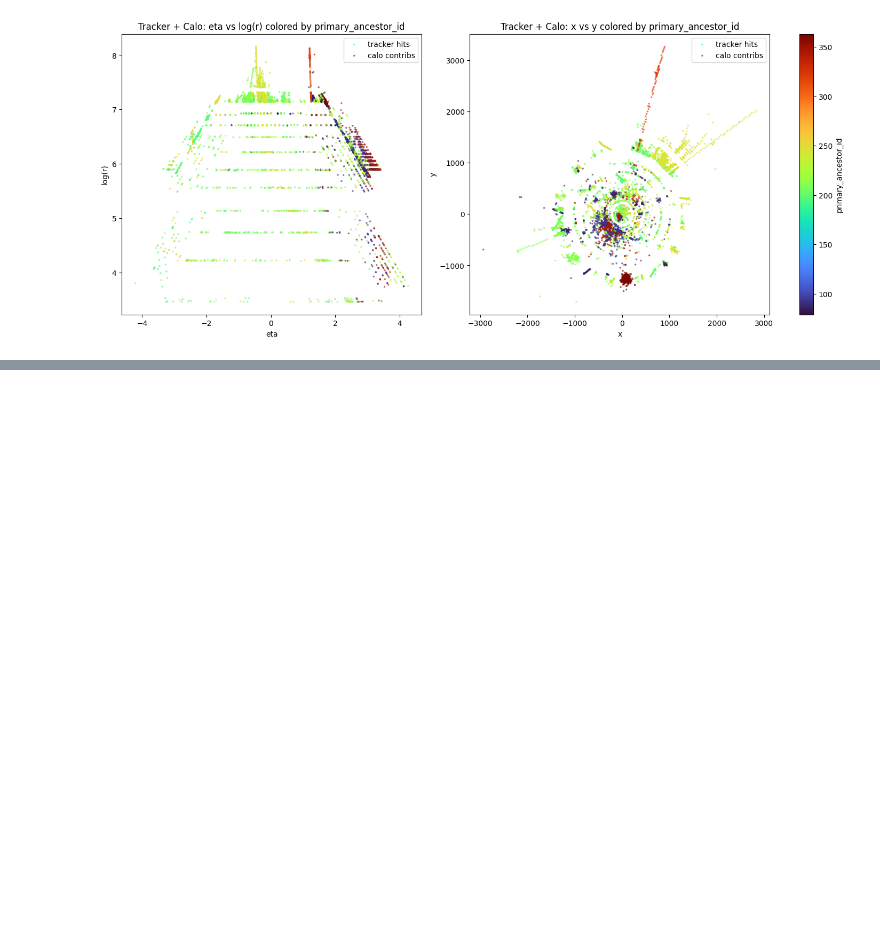
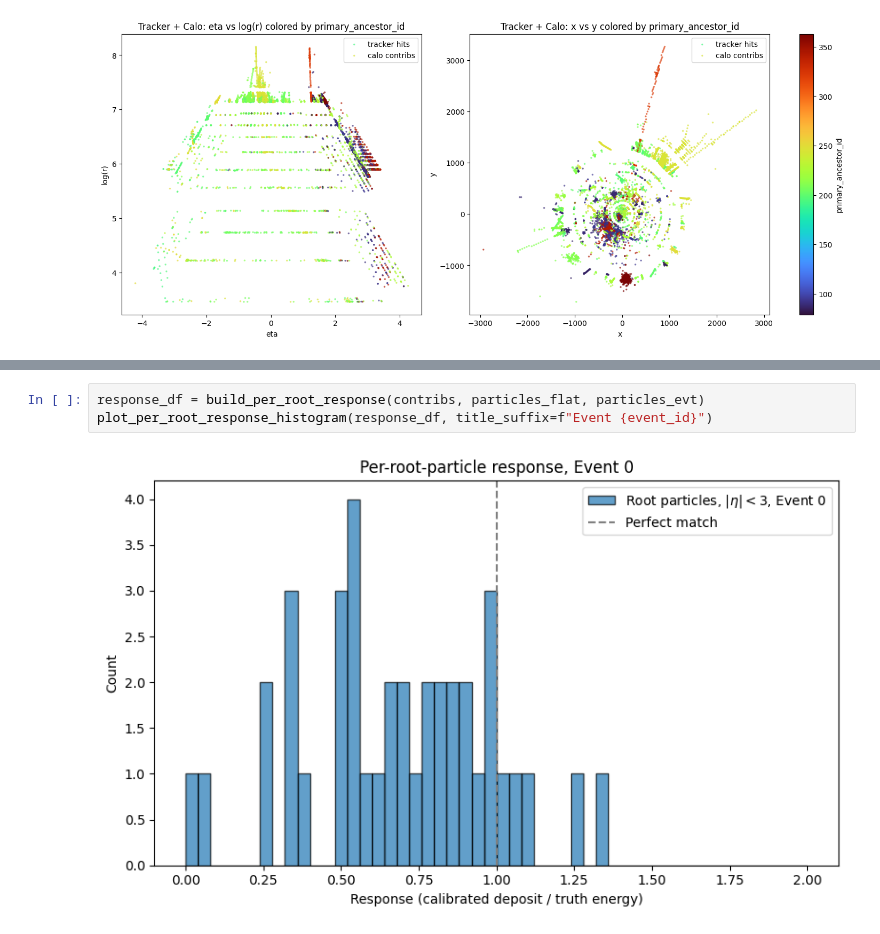
Before and after one commit to OpenDataDetector/ColliderML, a Jupyter notebook: notebooks/colliderml_loader_exploration.ipynb, the cells around one changed output, grey strips where cells are left out. Drawn from its saved outputs; the diff is of its cells as text; blank space fills up the shorter version.

```diff
--- a/notebooks/colliderml_loader_exploration.ipynb
+++ b/notebooks/colliderml_loader_exploration.ipynb
@@ -616,0 +494,5 @@ plt.show()
+# %%
+response_df = build_per_root_response(contribs, particles_flat, particles_evt)
+plot_per_root_response_histogram(response_df, title_suffix=f"Event {event_id}")
+# %% [output]
+[figure, added]
```
Also changed, not shown: parts of 13 cells of this notebook, 1 other file.
